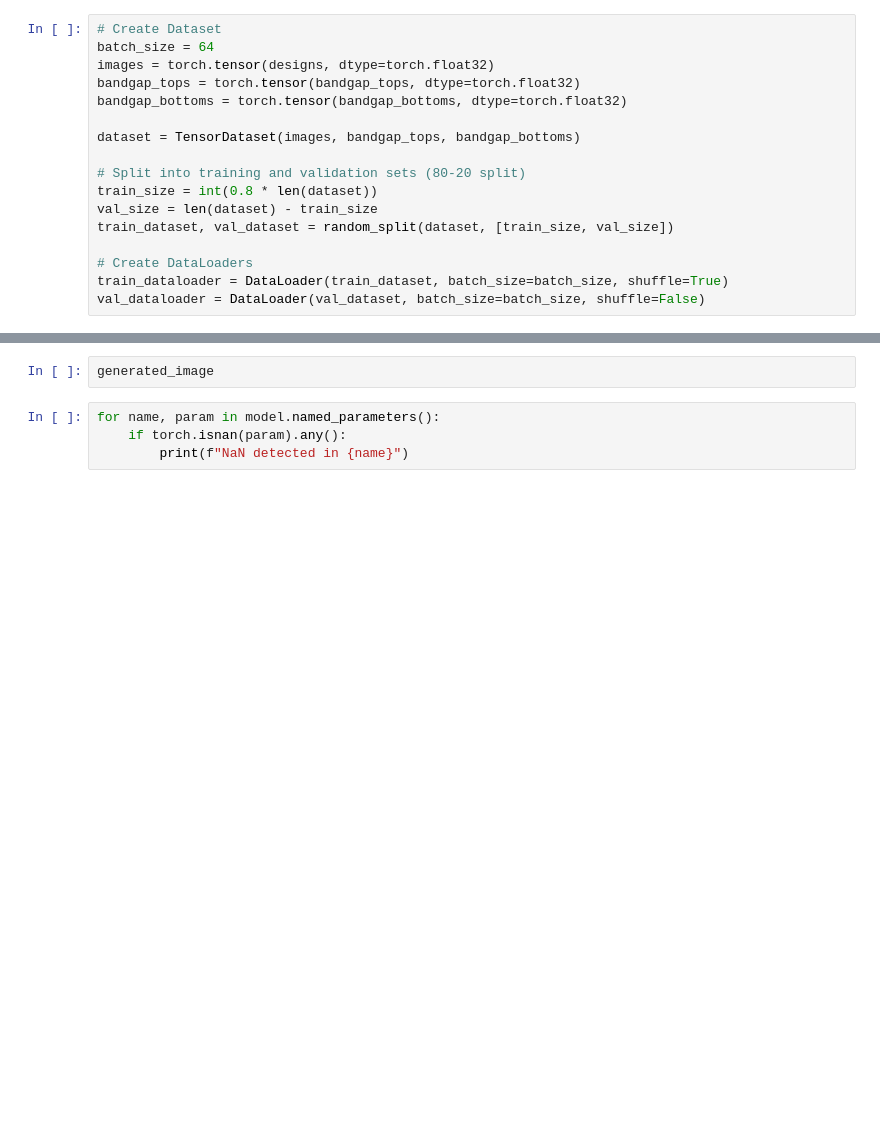
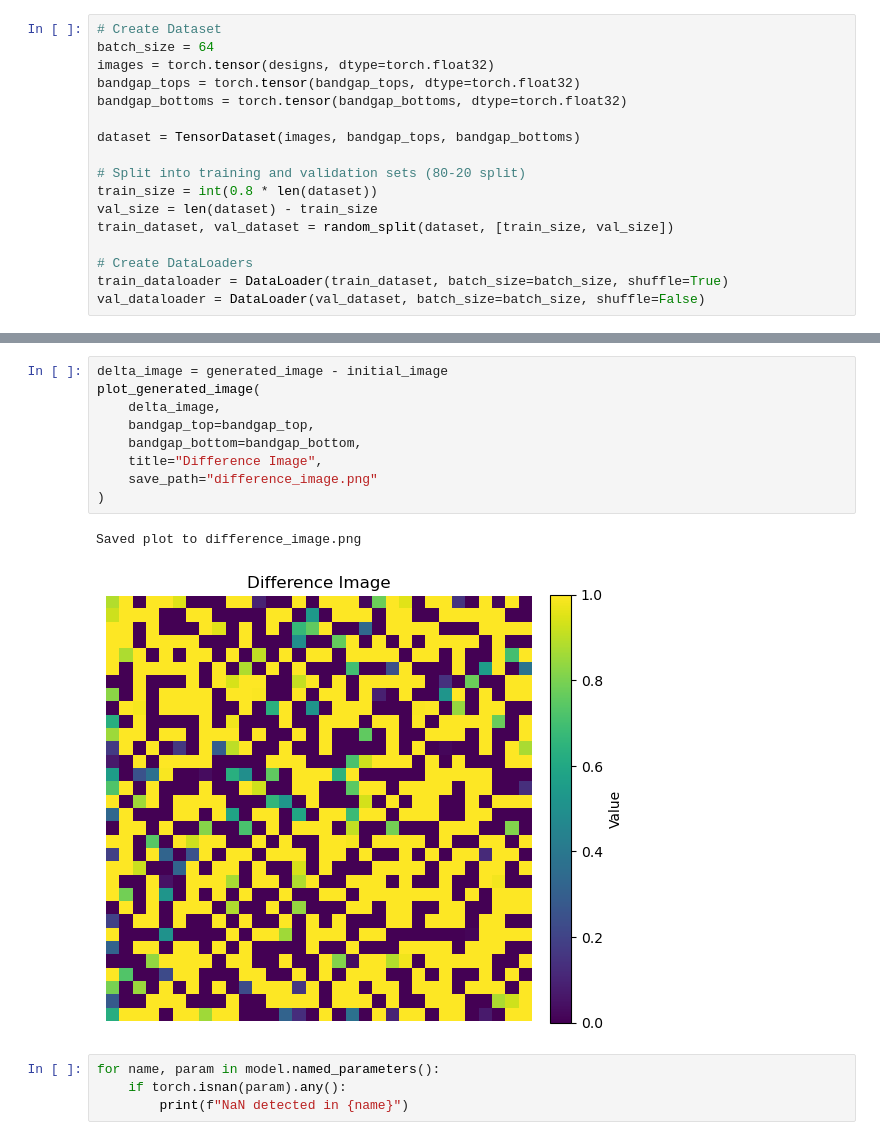
Before and after one commit to trutheresy/Diffusion-Model-2D-Metamaterials, a Jupyter notebook: diffusion_model_playground.ipynb, the cells around one changed output, grey strips where cells are left out. Saved outputs shown, nothing was run; the diff lists cells and outputs as text; blank space fills up the shorter version.

```diff
--- a/diffusion_model_playground.ipynb
+++ b/diffusion_model_playground.ipynb
@@ -616,5 +680,15 @@ RuntimeError: The size of tensor a (2) must match the size of tensor b (1024) at
 # %%
-generated_image
+delta_image = generated_image - initial_image
+plot_generated_image(
+    delta_image,
+    bandgap_top=bandgap_top,
+    bandgap_bottom=bandgap_bottom,
+    title="Difference Image",
+    save_path="difference_image.png"
+)
+# %% [output]
+Saved plot to difference_image.png
+[figure, added]
 # %%
 for name, param in model.named_parameters():
     if torch.isnan(param).any():
```
Also changed, not shown: parts of 9 cells of this notebook, 10 other files.
